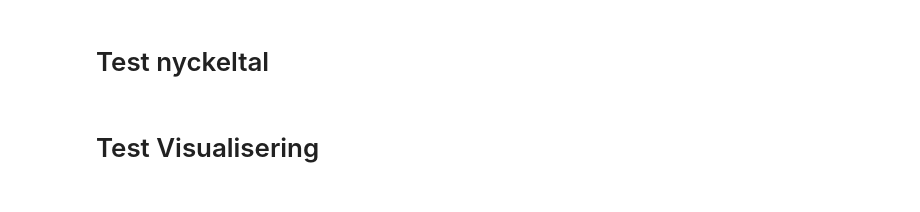
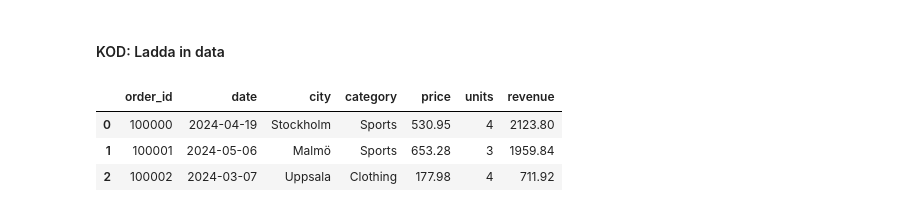
Before and after one commit to Tim-Ryd/goods-online, a Jupyter notebook: report.ipynb, the cells around one changed output. Cells and saved outputs as stored; diff of their text form; code cells hidden in the pictures.

```diff
--- a/report.ipynb
+++ b/report.ipynb
@@ -7,2 +4,0 @@ sales_data_df = io_utils.load_data("data/ecommerce_sales.csv")
-# %% [markdown]
-# Test nyckeltal
@@ -20,2 +4,0 @@ print(metrics.summary_city(sales_data_df))
-# %% [markdown]
-# Test Visualisering
@@ -27,0 +5,11 @@ viz.top_3_date_by_revenue_graph(sales_data_df) # Ser konstig ut.
+# %% [markdown]
+#### KOD: Ladda in data
+# %%
+sales_data_df = IO.load_data("data/ecommerce_sales.csv")
+clean_sales_data_df = IO.clean_data(sales_data_df)
+clean_sales_data_df.head(3)
+# %% [output]
+|  | order_id | date | city | category | price | units | revenue |
+| 0 | 100000 | 2024-04-19 | Stockholm | Sports | 530.95 | 4 | 2123.80 |
+| 1 | 100001 | 2024-05-06 | Malmö | Sports | 653.28 | 3 | 1959.84 |
+| 2 | 100002 | 2024-03-07 | Uppsala | Clothing | 177.98 | 4 | 711.92 |
```
Also changed, not shown: parts of 25 cells of this notebook, 6 other files.
